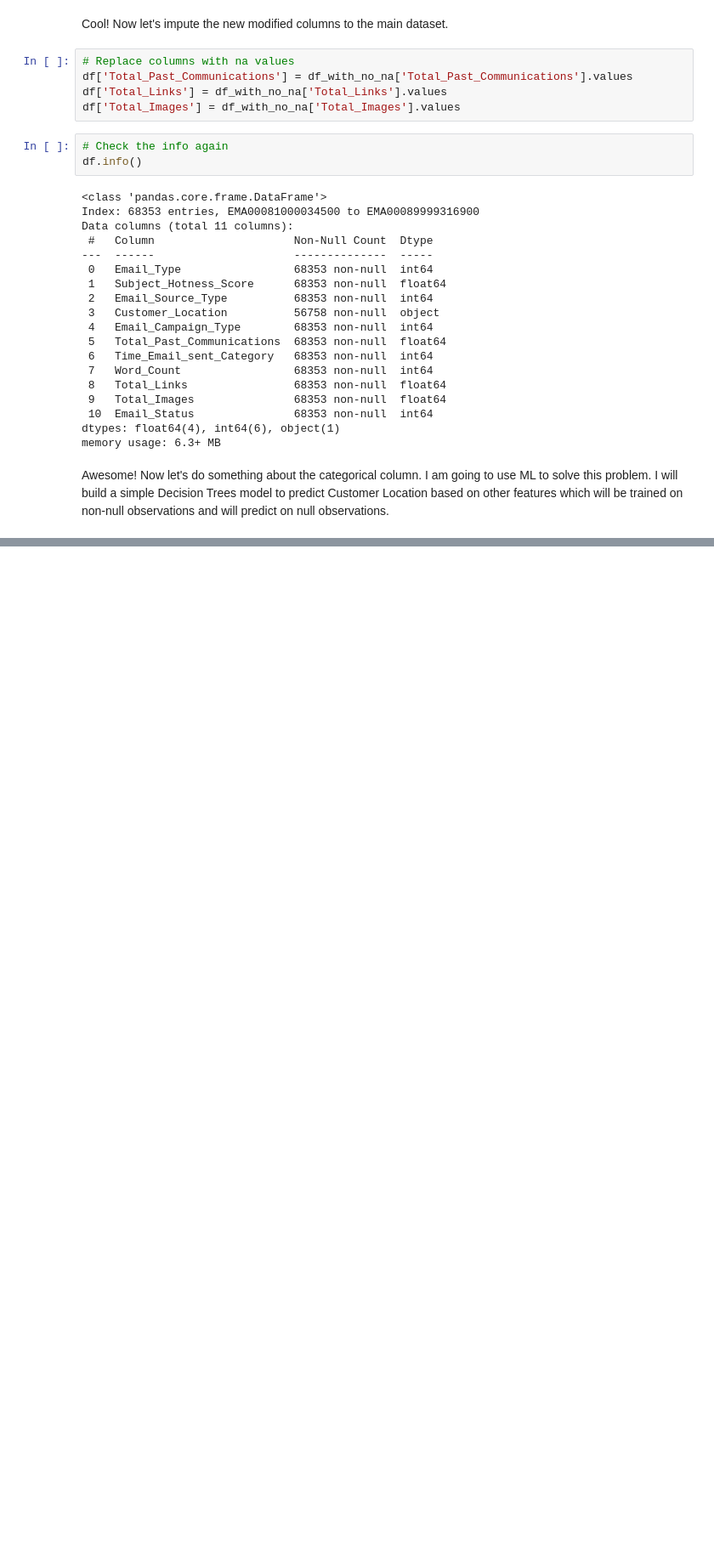
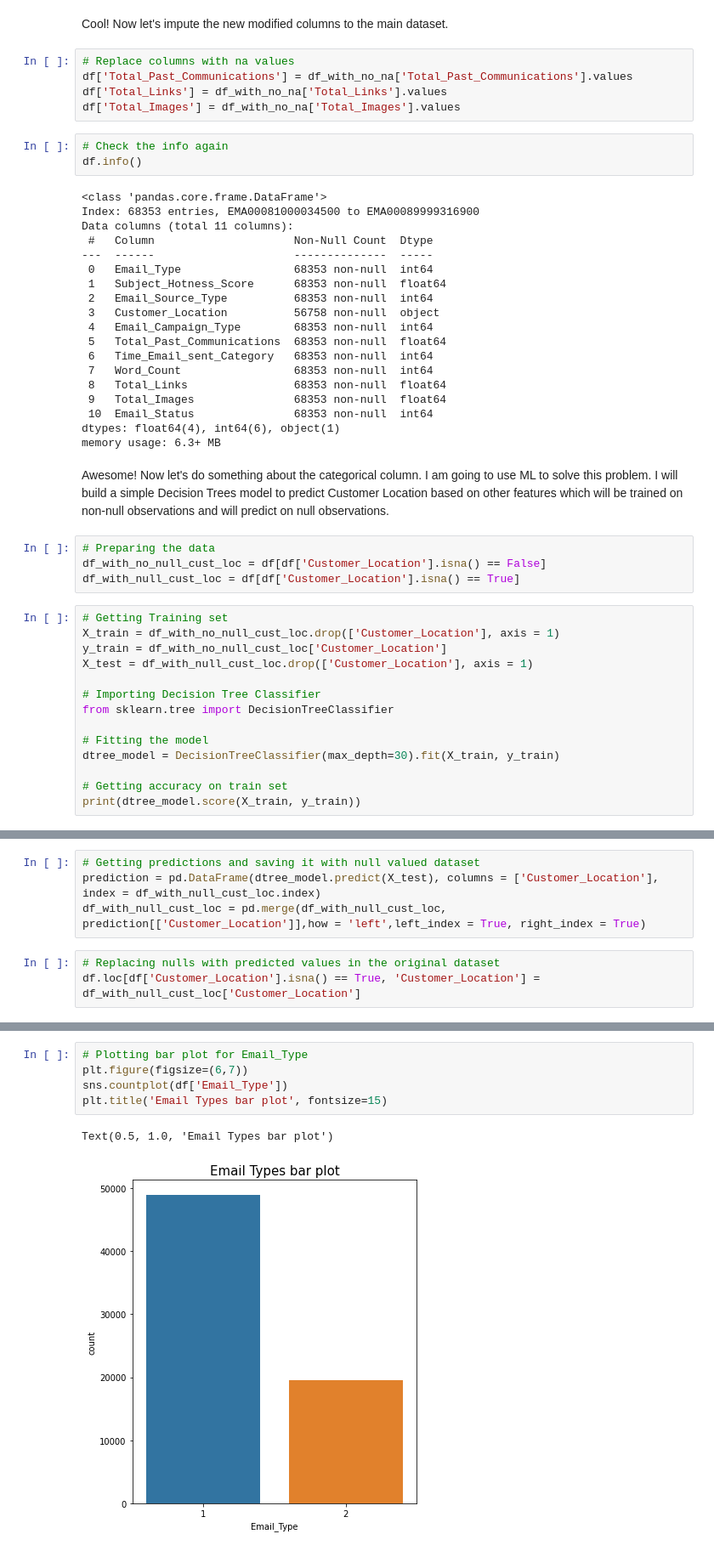
Before and after one commit to Subhajit53/Email-Campaign-Effectiveness-Prediction, a Jupyter notebook: Email_Campaign_Effectiveness_Prediction.ipynb, the cells around one changed output, grey strips where cells are left out. Shown at 85% size. Drawn from its saved outputs; the diff is of its cells as text; blank space fills up the shorter version.

```diff
--- a/Email_Campaign_Effectiveness_Prediction.ipynb
+++ b/Email_Campaign_Effectiveness_Prediction.ipynb
@@ -153,3 +160,21 @@ dtypes: float64(4), int64(6), object(1)
 memory usage: 6.3+ MB
 # %% [markdown]
 Awesome! Now let's do something about the categorical column. I am going to use ML to solve this problem. I will build a simple Decision Trees model to predict Customer Location based on other features which will be trained on non-null observations and will predict on null observations.
+# %%
+# Preparing the data
+df_with_no_null_cust_loc = df[df['Customer_Location'].isna() == False]
+df_with_null_cust_loc = df[df['Customer_Location'].isna() == True]
+# %%
+# Getting Training set
+X_train = df_with_no_null_cust_loc.drop(['Customer_Location'], axis = 1)
+y_train = df_with_no_null_cust_loc['Customer_Location']
+X_test = df_with_null_cust_loc.drop(['Customer_Location'], axis = 1)
+
+# Importing Decision Tree Classifier
+from sklearn.tree import DecisionTreeClassifier
+
+# Fitting the model
+dtree_model = DecisionTreeClassifier(max_depth=30).fit(X_train, y_train)
+
+# Getting accuracy on train set
+print(dtree_model.score(X_train, y_train))
@@ -155,0 +185,7 @@ Awesome! Now let's do something about the categorical column. I am going to use
+# %%
+# Getting predictions and saving it with null valued dataset
+prediction = pd.DataFrame(dtree_model.predict(X_test), columns = ['Customer_Location'], index = df_with_null_cust_loc.index)
+df_with_null_cust_loc = pd.merge(df_with_null_cust_loc, prediction[['Customer_Location']],how = 'left',left_index = True, right_index = True)
+# %%
+# Replacing nulls with predicted values in the original dataset
+df.loc[df['Customer_Location'].isna() == True, 'Customer_Location'] = df_with_null_cust_loc['Customer_Location']
@@ -155,0 +218,8 @@ Awesome! Now let's do something about the categorical column. I am going to use
+# %%
+# Plotting bar plot for Email_Type
+plt.figure(figsize=(6,7))
+sns.countplot(df['Email_Type'])
+plt.title('Email Types bar plot', fontsize=15)
+# %% [output]
+Text(0.5, 1.0, 'Email Types bar plot')
+[figure, added]
```
Also changed, not shown: parts of 12 cells of this notebook.
